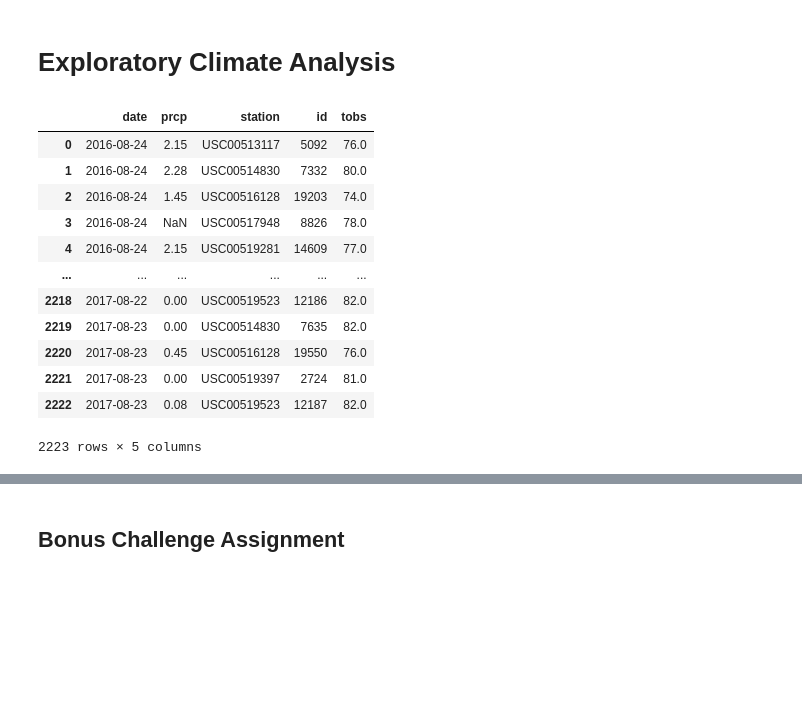
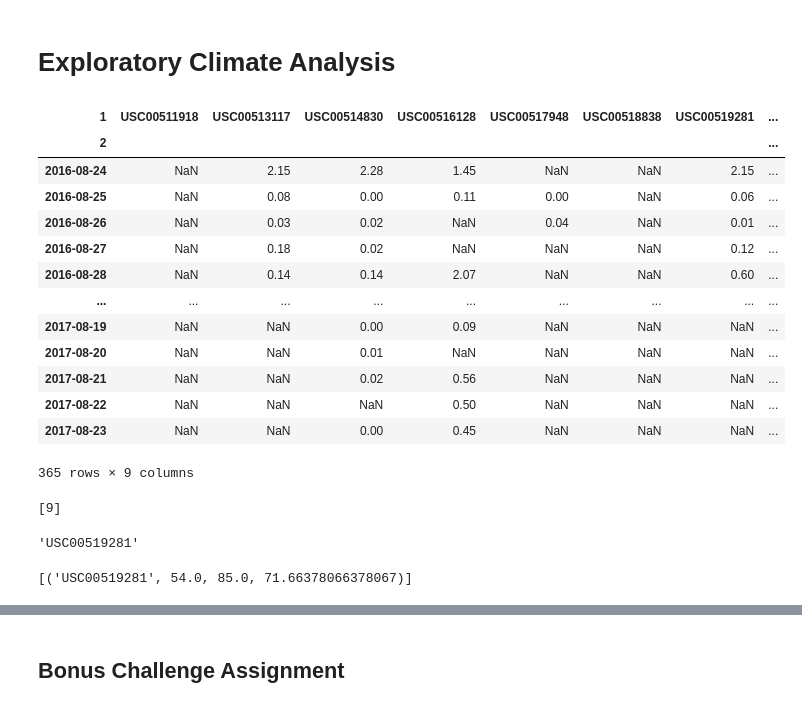
Before and after one commit to devindubin/sqlalchemy-challenge, a Jupyter notebook: climate_starter.ipynb, the cells around one changed output, grey strips where cells are left out. Drawn from its saved outputs; the diff is of its cells as text; code cells hidden in the pictures; blank space fills up the shorter version.

```diff
--- a/climate_starter.ipynb
+++ b/climate_starter.ipynb
@@ -63,44 +45,49 @@ inspector.get_columns('measurement')
 # %%
 # Design a query to retrieve the last 12 months of precipitation data and plot the results
 first_date = dt.datetime.strptime((Query(measurement)
 .with_session(session)
 .order_by(measurement.date.desc())
 .first().date
 ),"%Y-%m-%d")
 
 
 # Calculate the date 1 year ago from the last data point in the database
 year_before = first_date - dt.timedelta(days= 365)
 # Perform a query to retrieve the data and precipitation scores
 l_twelve = (Query(measurement)
 .with_session(session)
-.with_entities(measurement.date,measurement.prcp,measurement.station,measurement.id,measurement.tobs)
+#.with_entities(measurement.get_columns())
 .group_by(measurement.date,measurement.station,measurement.prcp)
 .filter(measurement.date > year_before)
 .order_by(measurement.date.asc())
 .all()
 )
 # Save the query results as a Pandas DataFrame and set the index to the date column
 
-prcp_anly = pd.DataFrame(l_twelve)
+#prcp_anly = pd.DataFrame(l_twelve)
 # Sort the dataframe by date
-#prcp_df = prcp_anly.pivot(index='date',columns='station',values='prcp')
-prcp_anly
-#.pivot(index='date',columns='station',values='prcp')
+
+#prcp_anly
+
 # Use Pandas Plotting with Matplotlib to plot the data
 
-# prcp_anly['station'].unique()
+#prcp_anly['station'].unique()
+results = engine.execute(f"SELECT * from measurement WHERE date > {year_before.date()};")
+temp_df = pd.DataFrame(results).pivot(index = 2,columns = 1,values = 3)
+last_year = temp_df[temp_df.index > dt.datetime.strftime(year_before,"%Y-%m-%d")]
+last_year
 # %% [output]
-|  | date | prcp | station | id | tobs |
-| 0 | 2016-08-24 | 2.15 | USC00513117 | 5092 | 76.0 |
-| 1 | 2016-08-24 | 2.28 | USC00514830 | 7332 | 80.0 |
-| 2 | 2016-08-24 | 1.45 | USC00516128 | 19203 | 74.0 |
-| 3 | 2016-08-24 | NaN | USC00517948 | 8826 | 78.0 |
-| 4 | 2016-08-24 | 2.15 | USC00519281 | 14609 | 77.0 |
-| ... | ... | ... | ... | ... | ... |
-| 2218 | 2017-08-22 | 0.00 | USC00519523 | 12186 | 82.0 |
-| 2219 | 2017-08-23 | 0.00 | USC00514830 | 7635 | 82.0 |
-| 2220 | 2017-08-23 | 0.45 | USC00516128 | 19550 | 76.0 |
-| 2221 | 2017-08-23 | 0.00 | USC00519397 | 2724 | 81.0 |
-| 2222 | 2017-08-23 | 0.08 | USC00519523 | 12187 | 82.0 |
+| 1 | USC00511918 | USC00513117 | USC00514830 | USC00516128 | USC00517948 | USC00518838 | USC00519281 | ... |
+| 2 |  |  |  |  |  |  |  | ... |
+| 2016-08-24 | NaN | 2.15 | 2.28 | 1.45 | NaN | NaN | 2.15 | ... |
+| 2016-08-25 | NaN | 0.08 | 0.00 | 0.11 | 0.00 | NaN | 0.06 | ... |
+| 2016-08-26 | NaN | 0.03 | 0.02 | NaN | 0.04 | NaN | 0.01 | ... |
+| 2016-08-27 | NaN | 0.18 | 0.02 | NaN | NaN | NaN | 0.12 | ... |
+| 2016-08-28 | NaN | 0.14 | 0.14 | 2.07 | NaN | NaN | 0.60 | ... |
+| ... | ... | ... | ... | ... | ... | ... | ... | ... |
+| 2017-08-19 | NaN | NaN | 0.00 | 0.09 | NaN | NaN | NaN | ... |
+| 2017-08-20 | NaN | NaN | 0.01 | NaN | NaN | NaN | NaN | ... |
+| 2017-08-21 | NaN | NaN | 0.02 | 0.56 | NaN | NaN | NaN | ... |
+| 2017-08-22 | NaN | NaN | NaN | 0.50 | NaN | NaN | NaN | ... |
+| 2017-08-23 | NaN | NaN | 0.00 | 0.45 | NaN | NaN | NaN | ... |
-2223 rows × 5 columns
+365 rows × 9 columns
@@ -109,11 +102,24 @@ prcp_anly
 # %%
 # Design a query to show how many stations are available in this dataset?
+q = engine.execute("SELECT COUNT(DISTINCT station) FROM measurement;")
+[_[0] for _ in q]
+# %% [output]
+[9]
 # %%
 # What are the most active stations? (i.e. what stations have the most rows)?
 # List the stations and the counts in descending order.
+most_active_list = session.query(measurement.station,func.count(measurement.station)).group_by(measurement.station).order_by(func.count(measurement.station).desc()).all()
+most_active = most_active_list[0][0]
+most_active
+# %% [output]
+'USC00519281'
 # %%
 # Using the station id from the previous query, calculate the lowest temperature recorded,
 # highest temperature recorded, and average temperature of the most active station?
+session.query(measurement.station,func.min(measurement.tobs),func.max(measurement.tobs),func.avg(measurement.tobs)).\
+filter(measurement.station == most_active).all()
+# %% [output]
+[('USC00519281', 54.0, 85.0, 71.66378066378067)]
 # %%
 # Choose the station with the highest number of temperature observations.
 # Query the last 12 months of temperature observation data for this station and plot the results as a histogram
```
Also changed, not shown: parts of 4 cells of this notebook, 1 other file.
